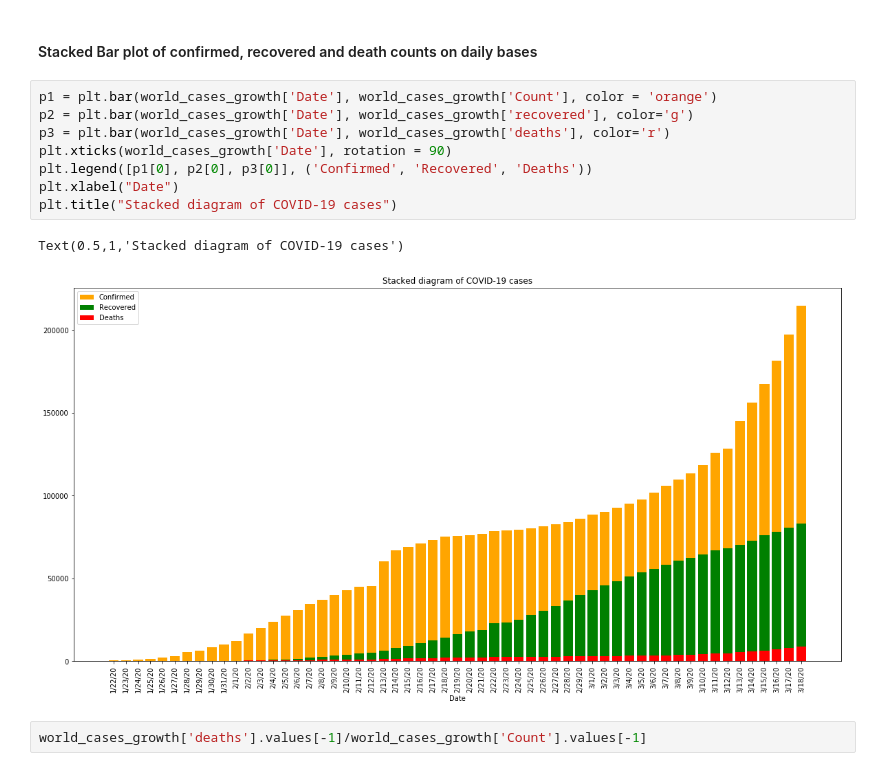
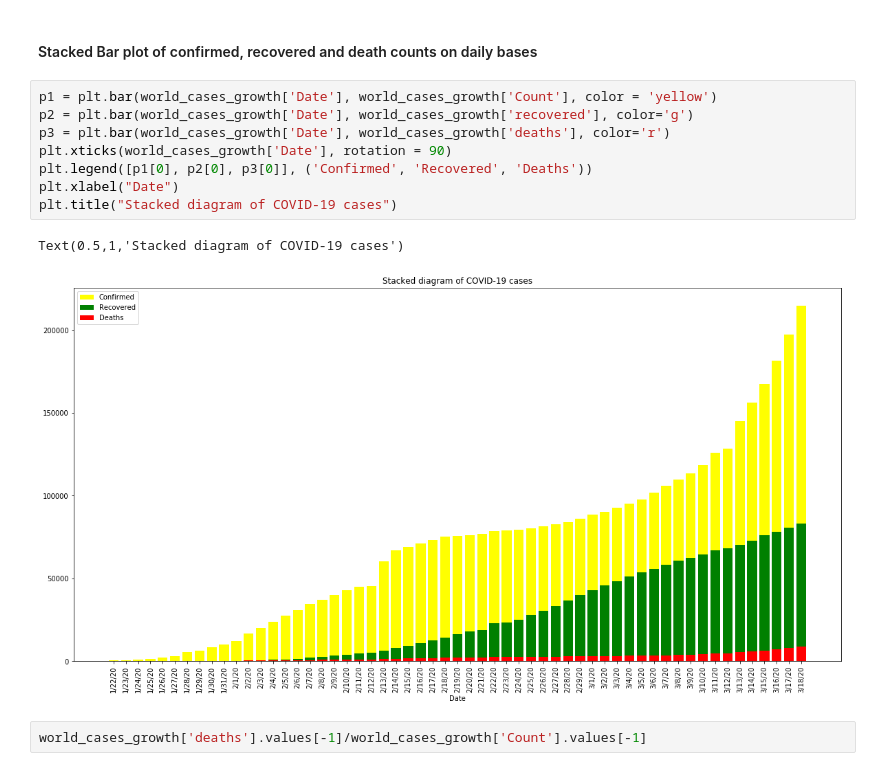
Before and after one commit to ameyyadav09/ML-Assignments, a Jupyter notebook: miscellaneous Practicing/COVID-19/notebooks/COVID-19 global data analysis.ipynb, the cells around one changed output. Cells and saved outputs as stored; diff of their text form.

```diff
--- a/miscellaneous Practicing/COVID-19/notebooks/COVID-19 global data analysis.ipynb
+++ b/miscellaneous Practicing/COVID-19/notebooks/COVID-19 global data analysis.ipynb
@@ -160,16 +160,16 @@ plt.show()
 # %% [markdown]
 #### Stacked Bar plot of confirmed, recovered and death counts on daily bases
 # %%
-p1 = plt.bar(world_cases_growth['Date'], world_cases_growth['Count'], color = 'orange')
+p1 = plt.bar(world_cases_growth['Date'], world_cases_growth['Count'], color = 'yellow')
 p2 = plt.bar(world_cases_growth['Date'], world_cases_growth['recovered'], color='g')
 p3 = plt.bar(world_cases_growth['Date'], world_cases_growth['deaths'], color='r')
 plt.xticks(world_cases_growth['Date'], rotation = 90)
 plt.legend([p1[0], p2[0], p3[0]], ('Confirmed', 'Recovered', 'Deaths'))
 plt.xlabel("Date")
 plt.title("Stacked diagram of COVID-19 cases")
 # %% [output]
 Text(0.5,1,'Stacked diagram of COVID-19 cases')
-[figure, old version]
+[figure, new version]
 # %%
 world_cases_growth['deaths'].values[-1]/world_cases_growth['Count'].values[-1]
 # %% [output]
```
Also changed, not shown: parts of 13 cells of this notebook, 1 other file.
